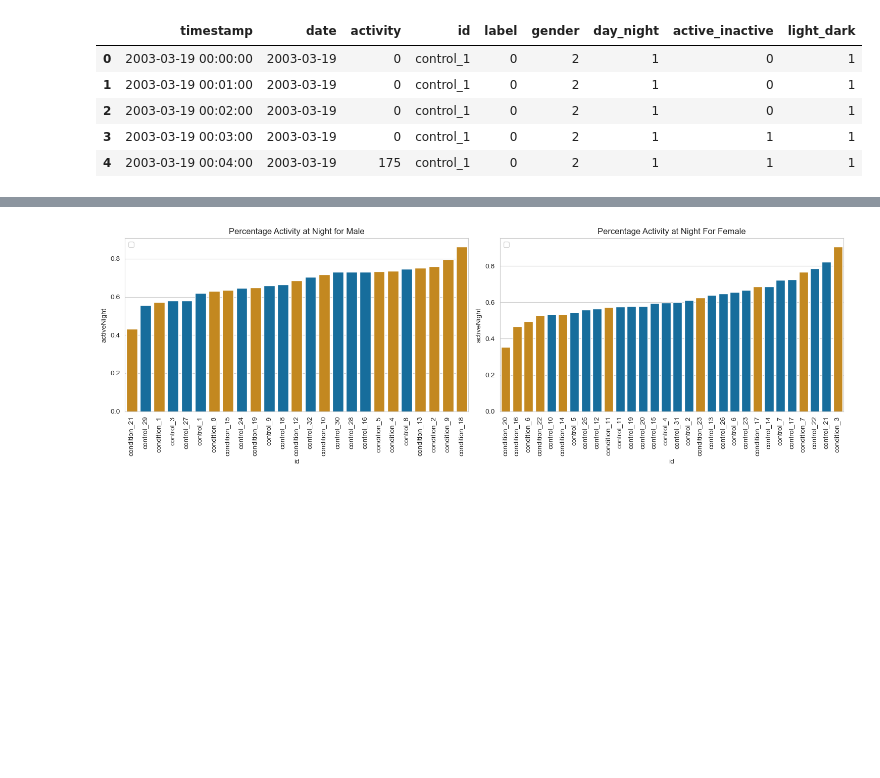
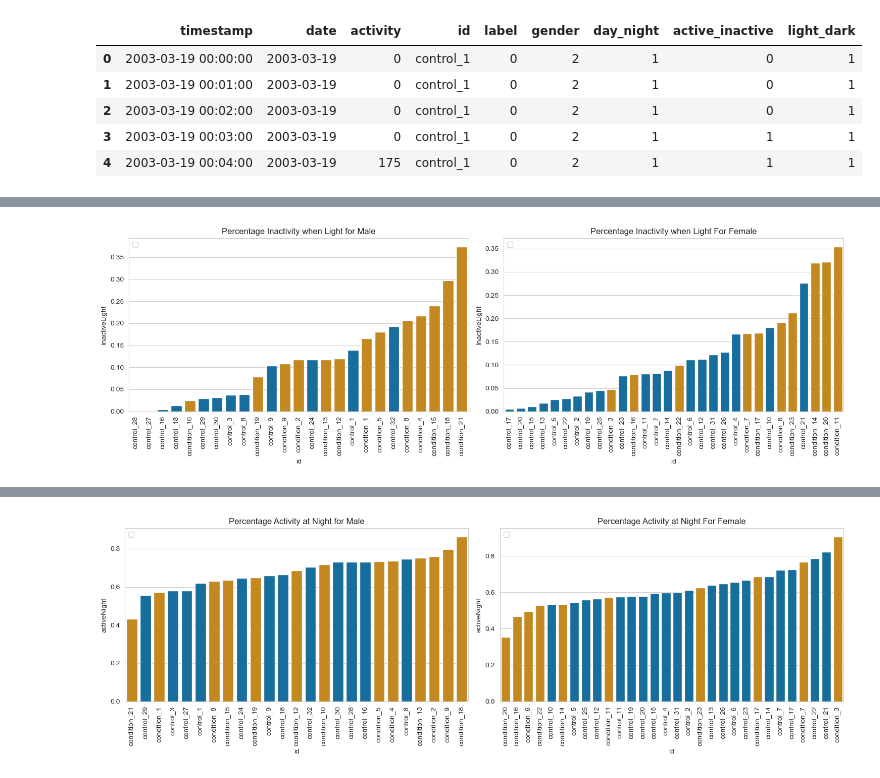
Before and after one commit to zoonalink/IGP-5, a Jupyter notebook: Tom/day_night_sleep_awake.ipynb, the cells around one changed output, grey strips where cells are left out. Drawn from its saved outputs; the diff is of its cells as text; code cells hidden in the pictures; blank space fills up the shorter version.

```diff
--- a/Tom/day_night_sleep_awake.ipynb
+++ b/Tom/day_night_sleep_awake.ipynb
@@ -468,3 +468,30 @@ AN_new.head()
 # %%
 ANM = AN_new[AN_new['gender'] == 2]
 ANF = AN_new[AN_new['gender'] == 1]
+# %%
+# Sort dataframes by 'activeNight' column
+scaled_features_sortedM = ANM.sort_values(by='inactiveLight')
+scaled_features_sortedN = ANF.sort_values(by='inactiveLight')
+
+# Create a figure and two subplots, arranged side by side
+fig, axs = plt.subplots(1, 2, figsize=(15, 5))  # 1 row, 2 columns
+
+# Plot data on the first subplot
+sns.barplot(data=scaled_features_sortedM, x='id', y='inactiveLight', hue='label', dodge=False, ax=axs[0])
+axs[0].set_xticklabels(axs[0].get_xticklabels(), rotation=90)
+axs[0].set_title("Percentage Inactivity when Light for Male")
+axs[0].legend([])
+
+# Plot data on the second subplot
+sns.barplot(data=scaled_features_sortedN, x='id', y='inactiveLight', hue='label', dodge=False, ax=axs[1])
+axs[1].set_xticklabels(axs[1].get_xticklabels(), rotation=90)
+axs[1].set_title("Percentage Inactivity when Light For Female")
+axs[1].legend([])
+
+# Adjust layout to prevent overlapping of titles
+plt.tight_layout()
+
+# Show the plots
+plt.show()
+# %% [output]
+[figure, added]
```
Also changed, not shown: parts of 2 cells of this notebook, 2 other files.
